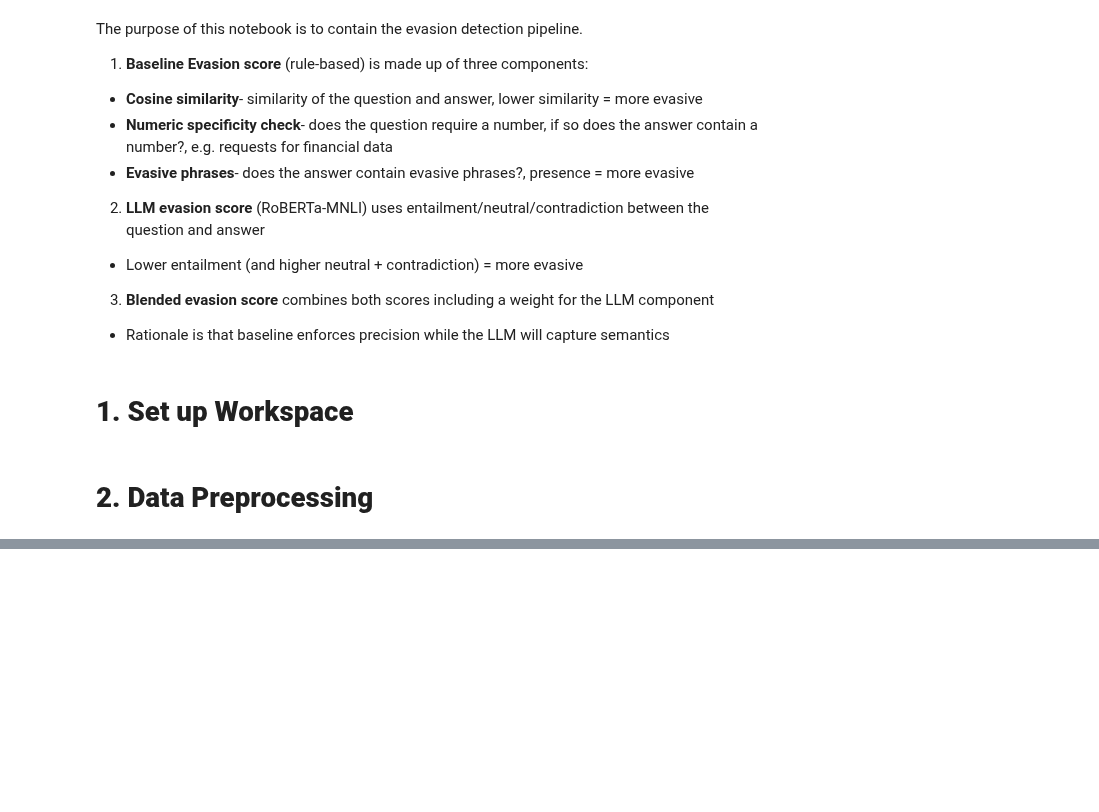
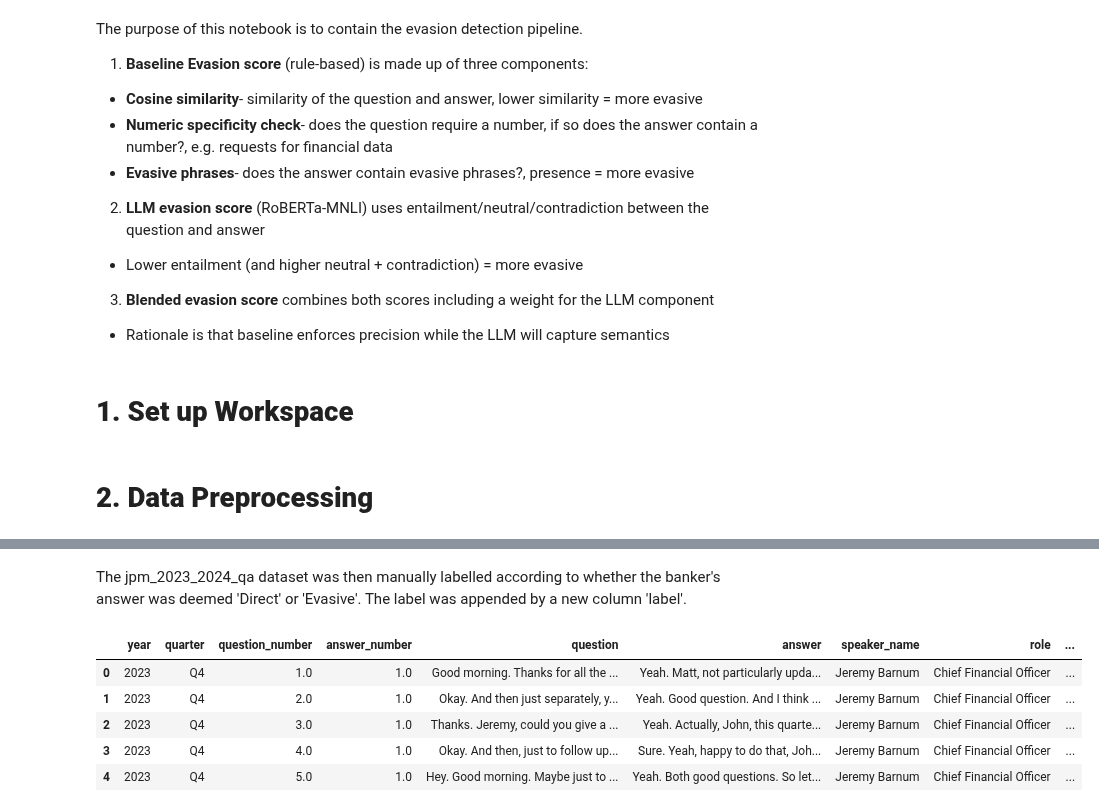
Before and after one commit to JSA10/cam_ds_ep_FinSight, a Jupyter notebook: notebooks/FinSight_evasion_detection.ipynb, the cells around one changed output, grey strips where cells are left out. Cells and saved outputs as stored; diff of their text form; code cells hidden in the pictures; blank space fills up the shorter version.

```diff
--- a/notebooks/FinSight_evasion_detection.ipynb
+++ b/notebooks/FinSight_evasion_detection.ipynb
@@ -56,0 +291,16 @@ SEED = 42
+# %% [markdown]
+The jpm_2023_2024_qa dataset was then manually labelled according to whether the banker's answer was deemed 'Direct' or 'Evasive'. The label was appended by a new column 'label'.
+# %%
+# Load the labelled dataset.
+jpm_2023_2024_qa_labelled = pd.read_csv('../data/processed/jpm/cleaned/jpm_2023_2024_qa_labelled.csv')
+
+# View the dataset.
+jpm_2023_2024_qa_labelled = jpm_2023_2024_qa_labelled.drop('Unnamed: 0', axis=1)
+jpm_2023_2024_qa_labelled.head()
+# %% [output]
+|  | year | quarter | question_number | answer_number | question | answer | speaker_name | role | ... |
+| 0 | 2023 | Q4 | 1.0 | 1.0 | Good morning. Thanks for all the ... | Yeah. Matt, not particularly upda... | Jeremy Barnum | Chief Financial Officer | ... |
+| 1 | 2023 | Q4 | 2.0 | 1.0 | Okay. And then just separately, y... | Yeah. Good question. And I think ... | Jeremy Barnum | Chief Financial Officer | ... |
+| 2 | 2023 | Q4 | 3.0 | 1.0 | Thanks. Jeremy, could you give a ... | Yeah. Actually, John, this quarte... | Jeremy Barnum | Chief Financial Officer | ... |
+| 3 | 2023 | Q4 | 4.0 | 1.0 | Okay. And then, just to follow up... | Sure. Yeah, happy to do that, Joh... | Jeremy Barnum | Chief Financial Officer | ... |
+| 4 | 2023 | Q4 | 5.0 | 1.0 | Hey. Good morning. Maybe just to ... | Yeah. Both good questions. So let... | Jeremy Barnum | Chief Financial Officer | ... |
```
Also changed, not shown: parts of 19 cells of this notebook, 3 other files.
